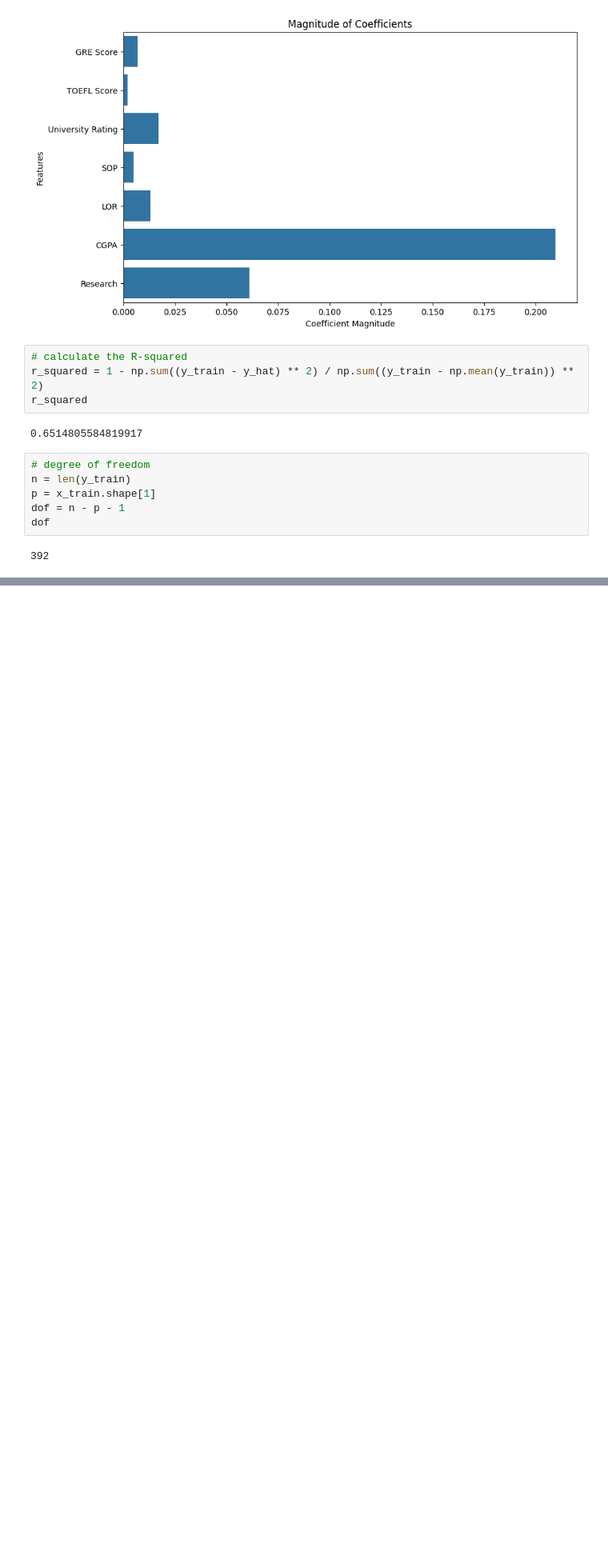
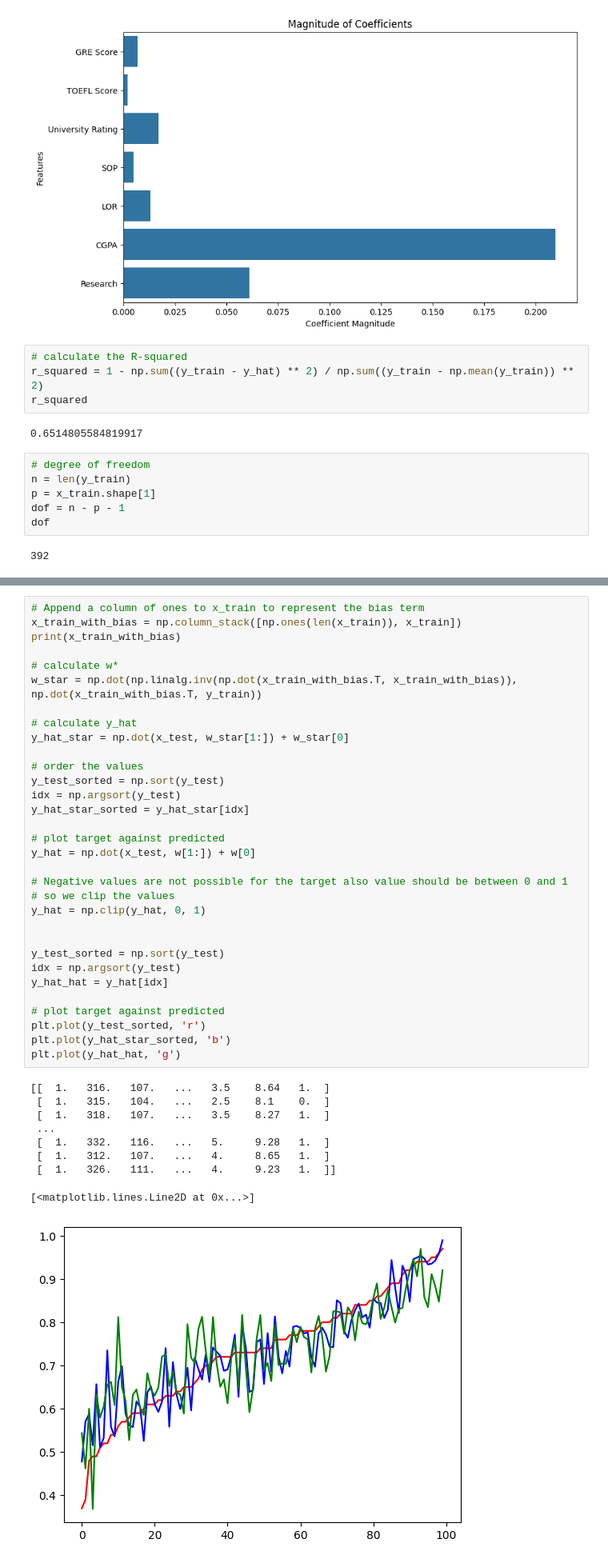
Before and after one commit to Vincent-devSG/DIDL, a Jupyter notebook: projects/linear_regression/part1/training.ipynb, the cells around one changed output, grey strips where cells are left out. Shown at 80% size. Cells and saved outputs as stored; diff of their text form; blank space fills up the shorter version.

```diff
--- a/projects/linear_regression/part1/training.ipynb
+++ b/projects/linear_regression/part1/training.ipynb
@@ -265,0 +265,42 @@ Text(0.5, 1.0, 'Error Distribution')
+# %%
+# Append a column of ones to x_train to represent the bias term
+x_train_with_bias = np.column_stack([np.ones(len(x_train)), x_train])
+print(x_train_with_bias)
+
+# calculate w*
+w_star = np.dot(np.linalg.inv(np.dot(x_train_with_bias.T, x_train_with_bias)), np.dot(x_train_with_bias.T, y_train))
+
+# calculate y_hat
+y_hat_star = np.dot(x_test, w_star[1:]) + w_star[0]
+
+# order the values
+y_test_sorted = np.sort(y_test)
+idx = np.argsort(y_test)
+y_hat_star_sorted = y_hat_star[idx]
+
+# plot target against predicted
+y_hat = np.dot(x_test, w[1:]) + w[0]
+
+# Negative values are not possible for the target also value should be between 0 and 1
+# so we clip the values
+y_hat = np.clip(y_hat, 0, 1)
+
+
+y_test_sorted = np.sort(y_test)
+idx = np.argsort(y_test)
+y_hat_hat = y_hat[idx]
+
+# plot target against predicted
+plt.plot(y_test_sorted, 'r')
+plt.plot(y_hat_star_sorted, 'b')
+plt.plot(y_hat_hat, 'g')
+# %% [output]
+[[  1.   316.   107.   ...   3.5    8.64   1.  ]
+ [  1.   315.   104.   ...   2.5    8.1    0.  ]
+ [  1.   318.   107.   ...   3.5    8.27   1.  ]
+ ...
+ [  1.   332.   116.   ...   5.     9.28   1.  ]
+ [  1.   312.   107.   ...   4.     8.65   1.  ]
+ [  1.   326.   111.   ...   4.     9.23   1.  ]]
+[<matplotlib.lines.Line2D at 0x...>]
+[figure, added]
```
Also changed, not shown: parts of 3 cells of this notebook, 4 other files.
